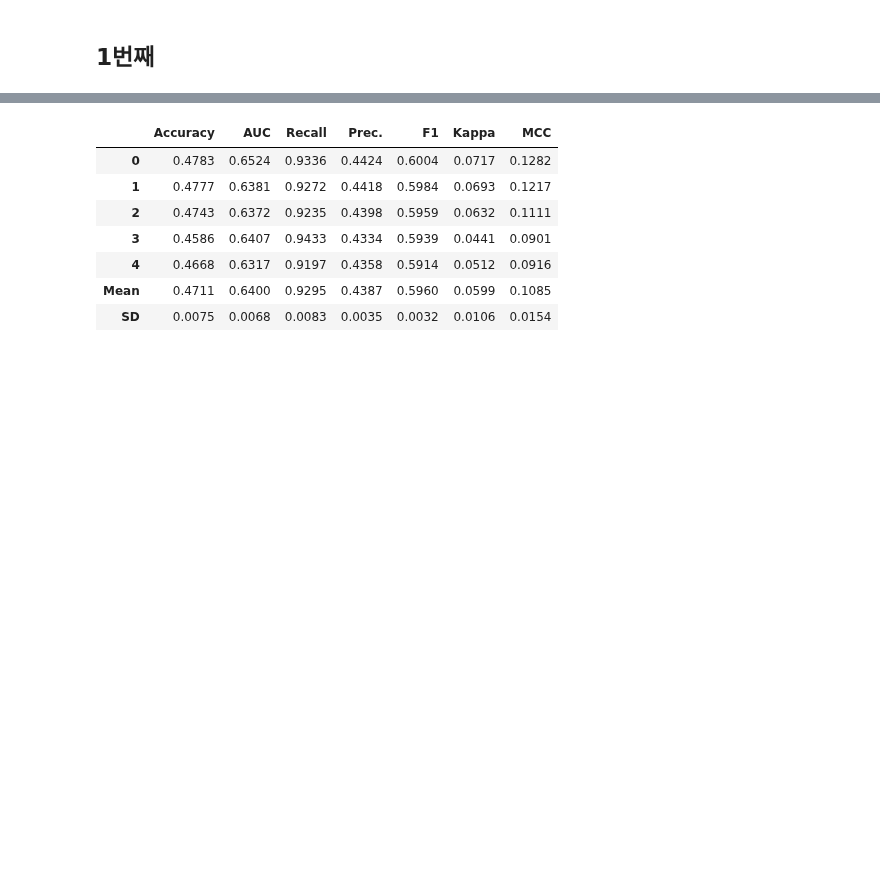
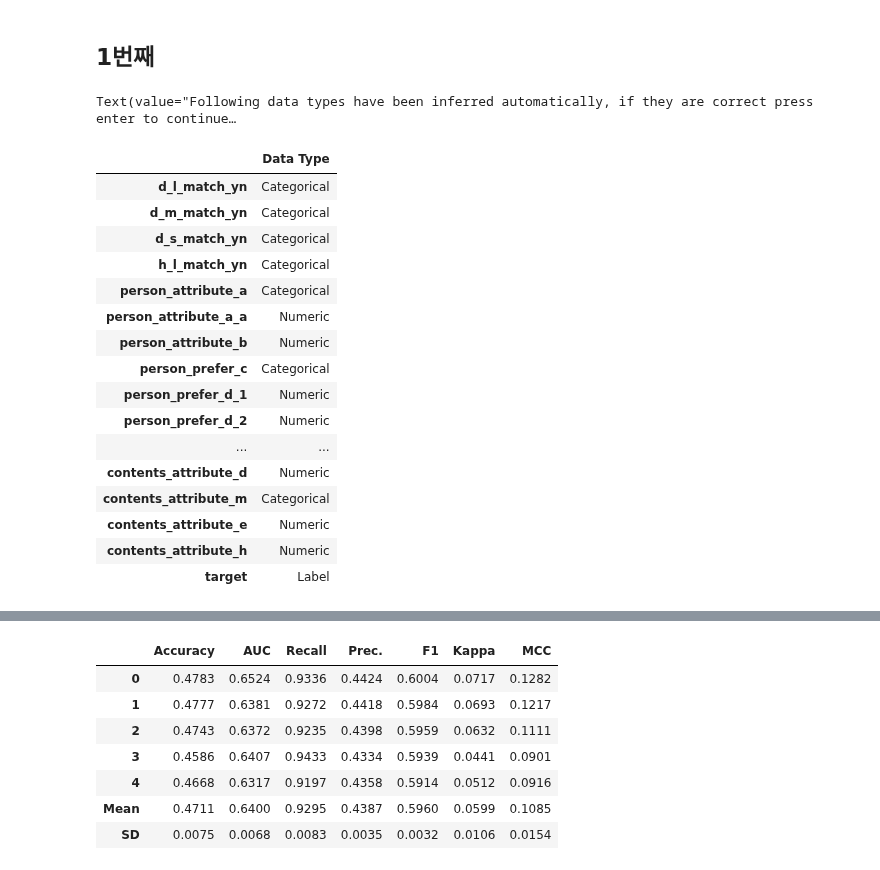
Before and after one commit to kbjung/Dacon, a Jupyter notebook: TP2(잡케어)/03_모델선정및개선/03-02_pycaret_ver2.0.ipynb, the cells around one changed output, grey strips where cells are left out. Cells and saved outputs as stored; diff of their text form; code cells hidden in the pictures; blank space fills up the shorter version.

```diff
--- a/TP2(잡케어)/03_모델선정및개선/03-02_pycaret_ver2.0.ipynb
+++ b/TP2(잡케어)/03_모델선정및개선/03-02_pycaret_ver2.0.ipynb
@@ -260,17 +256,36 @@ pred = pd.DataFrame()
 # %%
 num = num_list[0]
 c0, c1, c2, c3 = match_cases[num]
 
 tmp_train = train[(train['d_l_match_yn']==c0)&(train['d_m_match_yn']==c1)&
                   (train['d_s_match_yn']==c2)&(train['h_l_match_yn']==c3)]
 tmp_test = test[(test['d_l_match_yn']==c0)&(test['d_m_match_yn']==c1)&
                   (test['d_s_match_yn']==c2)&(test['h_l_match_yn']==c3)]
 
-ex = setup(tmp_train, target='target', n_jobs=-1, session_id=0, verbose=False, silent=True,
+ex = setup(tmp_train, target='target', n_jobs=-1, session_id=0, verbose=False, silent=False,
   fold=5, fold_shuffle=True, combine_rare_levels=True,
   numeric_features=['person_attribute_a_a', 'person_attribute_b', 'person_prefer_e', 'contents_attribute_e'],
   normalize=True, normalize_method='minmax'
 )
+# %% [output]
+Text(value="Following data types have been inferred automatically, if they are correct press enter to continue…
+|  | Data Type |
+| d_l_match_yn | Categorical |
+| d_m_match_yn | Categorical |
+| d_s_match_yn | Categorical |
+| h_l_match_yn | Categorical |
+| person_attribute_a | Categorical |
+| person_attribute_a_a | Numeric |
+| person_attribute_b | Numeric |
+| person_prefer_c | Categorical |
+| person_prefer_d_1 | Numeric |
+| person_prefer_d_2 | Numeric |
+| ... | ... |
+| contents_attribute_d | Numeric |
+| contents_attribute_m | Categorical |
+| contents_attribute_e | Numeric |
+| contents_attribute_h | Numeric |
+| target | Label |
 # %%
 compare_models(sort='F1')
 # 2m 53s
```
Also changed, not shown: parts of 5 cells of this notebook, 1 other file.
